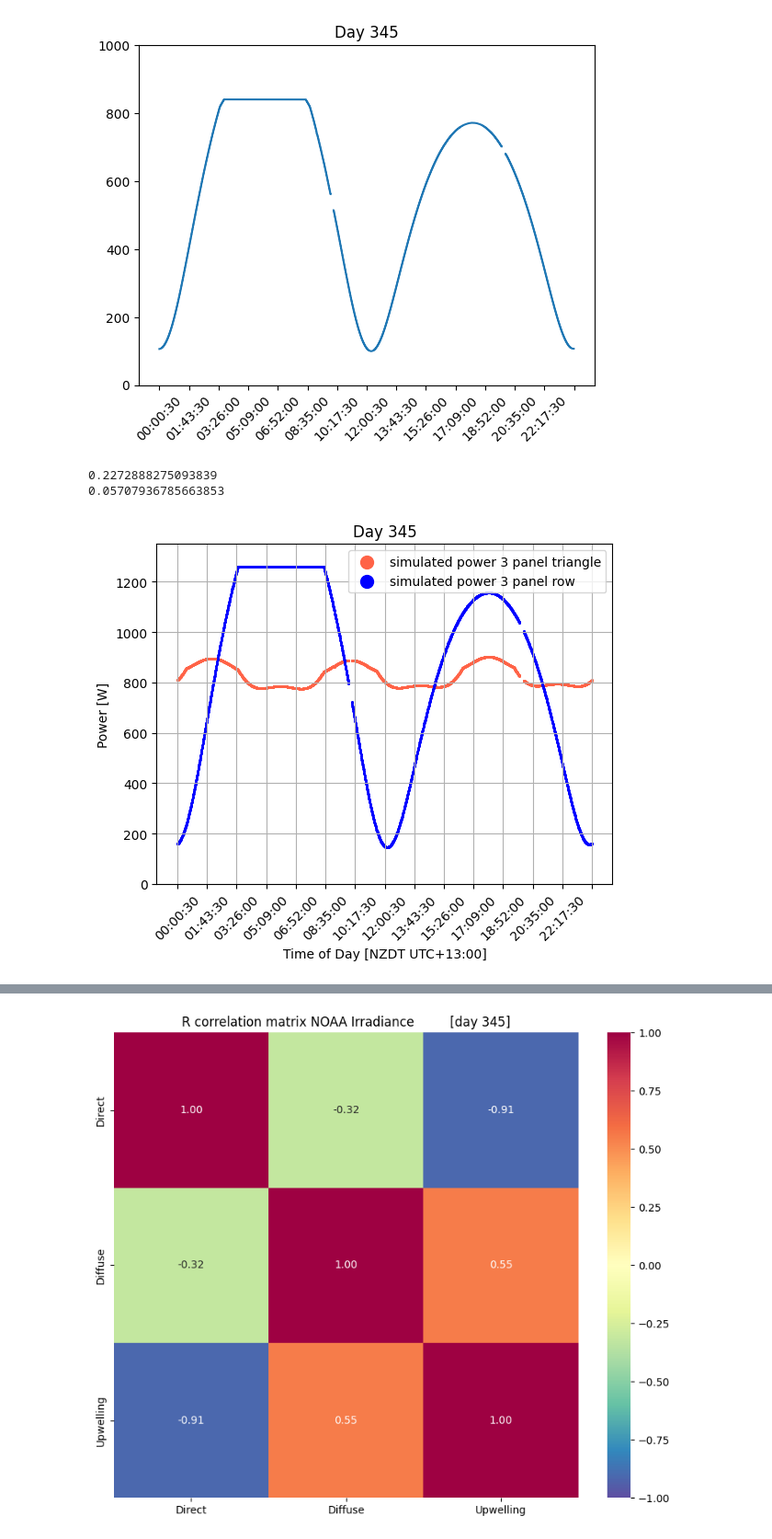
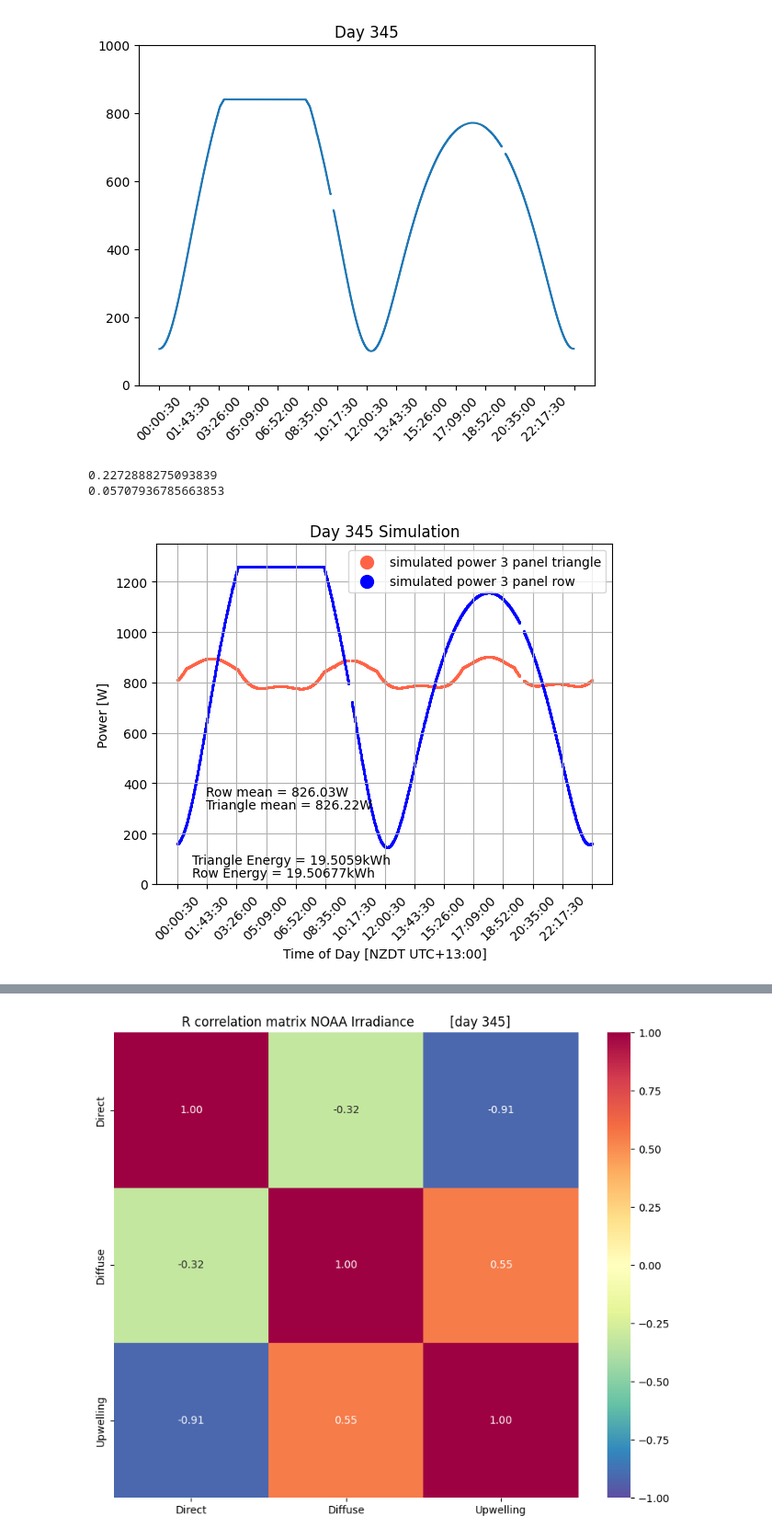
Before and after one commit to Manish-Khanalv1/South-Pole-Data, a Jupyter notebook: Analysis/Model/PowerDataModel.ipynb, the cells around one changed output, grey strips where cells are left out. Shown at 92% size. Saved outputs shown, nothing was run; the diff lists cells and outputs as text; code cells hidden in the pictures.

```diff
--- a/Analysis/Model/PowerDataModel.ipynb
+++ b/Analysis/Model/PowerDataModel.ipynb
@@ -168,7 +170,7 @@ def Import_Panel_Data(year, day):
     return power_101, power_103, time_101, time_103
 # %%
 year = 25
-day  = 345
+day  = '345'
 
 Direct_Irradiance, Diffuse_Irradiance, Upwelling_Irradiance, NOAA_time = Import_NOAA_Data(year,day)
 power_101_og, power_103_og, __, __ = Import_Panel_Data(year, day)
@@ -189,6 +191,7 @@ if len(power_101_og) <= 2880:
     for i in np.arange(0,difference,1):
         power_101 = np.append(power_101, np.nan)
 print(len(power_101))
+print(Direct_Irradiance)
 # %% [output]
 https://gml.noaa.gov/aftp/data/radiation/baseline/spo/2025/spo25344.dat
 https://gml.noaa.gov/aftp/data/radiation/baseline/spo/2025/spo25345.dat
@@ -813,66 +828,89 @@ simulation_101_3 = np.repeat(model(np.linspace(0,1440,1440), Direct_Irradiance,
 
 simulation_101_Triangle = simulation_101_1 + simulation_101_2 + simulation_101_3
 ax1.scatter(time_101, simulation_101_Triangle, color = 'tomato', s = 1, label = 'simulated power 3 panel triangle')
+simulation_101_Row = simulation_101_1*3
 ax1.scatter(time_101, simulation_101_1*3, color = 'blue', s = 1, label = 'simulated power 3 panel row')
 
 # ax1.scatter(time_101, simulation_101_1, color = 'tomato', s = 1, label = 'simulated Power_101')
 # ax1.scatter(time_101, simulation_101_2, color = 'tomato', s = 1, label = 'simulated Power_101')
 # ax1.scatter(time_101, simulation_101_3, color = 'tomato', s = 1, label = 'simulated Power_101')
 
 # ax1.text(840-50,200+40-170,f'Angle = {np.round(angle,2)}', fontsize = 12)
 # ax1.text(840-50,260-40-170,f'Direct Efficiency = {np.round(eff_direct, 2)}', fontsize = 12)
 # ax1.text(840-50,240-40-170,f'Isotropi Efficiency = {np.round(eff_diffuse, 2)}', fontsize = 12)
 # ax1.text(840-50,220-40-170,f'Sharpness = {np.round(sharpness, 2)}', fontsize = 12)
 ax1.legend(markerscale = 10)
 ax1.set_ylim(0,450*3)
 ax1.set_xticks(np.linspace(0, len(time_101), 15))
-ax1.set_title(f'Day {day}')
+ax1.set_title(f'Day {day} Simulation')
 ax1.tick_params(axis='x', labelrotation=45)
 ax1.grid('on')
+
+# calculate the integrated power (energy) of each array design:
+
+Integrated_Simulation_101_Triangle = trapezoid(np.nan_to_num(simulation_101_Triangle,nan = 0),dx=30)
+Integrated_Simulation_101_Triangle_kWh = Integrated_Simulation_101_Triangle/(1000*60**2)
+# print(f'Integrated_Simulation_101_Triangle_kwh = {Integrated_Simulation_101_Triangle_kwh}')
+plt.text(100, 80, f'Triangle Energy = {np.round(Integrated_Simulation_101_Triangle_kWh,5)}kWh')
+
+Integrated_Simulation_101_Row = trapezoid(np.nan_to_num(simulation_101_Row,nan = 0),dx=30)
+Integrated_Simulation_101_Row_kWh = Integrated_Simulation_101_Row/(1000*60**2)
+# print(f'Integrated_Simulation_101_Triangle_kwh = {Integrated_Simulation_101_Triangle_kwh}')
+plt.text(100, 30, f'Row Energy = {np.round(Integrated_Simulation_101_Row_kWh,5)}kWh')
+
+# Calculate the mean power output:
+simulation_triangle_mean = np.nanmean(simulation_101_Triangle)
+simulation_row_mean = np.nanmean(simulation_101_Row)
+
+plt.text(200, 300, f'Triangle mean = {np.round(simulation_triangle_mean,2)}W')
+
+plt.text(200, 350, f'Row mean = {np.round(simulation_row_mean,2)}W')
+
+
 plt.show()
 
 
 
 
-fig, ax1 = plt.subplots()
-ax1.set_xlabel('Time of Day [NZDT UTC+13:00]')
-ax1.set_ylabel('Power [W]')
+# fig, ax1 = plt.subplots()
+# ax1.set_xlabel('Time of Day [NZDT UTC+13:00]')
+# ax1.set_ylabel('Power [W]')
 
-# Simulate Triangle
+# # Simulate Triangle
 
-angle_1 = 0
-angle_2 = 120
-angle_3 = 240
-simulation_101_1 = np.repeat(model(np.linspace(0,1440,1440), Direct_Irradiance, Diffuse_Irradiance, Upwelling_Irradiance, [eff_direct, eff_isotropic], sharpness, angle_1),2)
-simulation_101_2 = np.repeat(model(np.linspace(0,1440,1440), Direct_Irradiance, Diffuse_Irradiance, Upwelling_Irradiance, [eff_direct, eff_isotropic], sharpness, angle_2),2)
-simulation_101_3 = np.repeat(model(np.linspace(0,1440,1440), Direct_Irradiance, Diffuse_Irradiance, Upwelling_Irradiance, [eff_direct, eff_isotropic], sharpness, angle_3),2)
+# angle_1 = 0
+# angle_2 = 120
+# angle_3 = 240
+# simulation_101_1 = np.repeat(model(np.linspace(0,1440,1440), Direct_Irradiance, Diffuse_Irradiance, Upwelling_Irradiance, [eff_direct, eff_isotropic], sharpness, angle_1),2)
+# simulation_101_2 = np.repeat(model(np.linspace(0,1440,1440), Direct_Irradiance, Diffuse_Irradiance, Upwelling_Irradiance, [eff_direct, eff_isotropic], sharpness, angle_2),2)
+# simulation_101_3 = np.repeat(model(np.linspace(0,1440,1440), Direct_Irradiance, Diffuse_Irradiance, Upwelling_Irradiance, [eff_direct, eff_isotropic], sharpness, angle_3),2)
 
-simulation_101_Triangle = simulation_101_1 + simulation_101_2 + simulation_101_3
-ax1.scatter(time_101, simulation_101_Triangle, color = 'tomato', s = 1, label = 'simulated power 3 panel triangle normalized')
+# simulation_101_Triangle = simulation_101_1 + simulation_101_2 + simulation_101_3
+# ax1.scatter(time_101, simulation_101_Triangle, color = 'tomato', s = 1, label = 'simulated power 3 panel triangle normalized')
 
-# Simulate orthognal
-angle_1 = 0
-angle_2 = 90
-simulation_101_1 = np.repeat(model(np.linspace(0,1440,1440), Direct_Irradiance, Diffuse_Irradiance, Upwelling_Irradiance, [eff_direct, eff_isotropic], sharpness, angle_1),2)
-simulation_101_2 = np.repeat(model(np.linspace(0,1440,1440), Direct_Irradiance, Diffuse_Irradiance, Upwelling_Irradiance, [eff_direct, eff_isotropic], sharpness, angle_2),2)
-simulation_101_Orthogonal = simulation_101_1 + simulation_101_2
-ax1.scatter(time_101, simulation_101_Orthogonal, color = 'blue', s = 1, label = 'simulated power 3 panel orthogonal normalized')
-# ax1.scatter(time_101, simulation_101_1, color = 'tomato', s = 1, label = 'simulated Power_101')
-# ax1.scatter(time_101, simulation_101_2, color = 'tomato', s = 1, label = 'simulated Power_101')
-# ax1.scatter(time_101, simulation_101_3, color = 'tomato', s = 1, label = 'simulated Power_101')
+# # Simulate orthognal
+# angle_1 = 0
+# angle_2 = 90
+# simulation_101_1 = np.repeat(model(np.linspace(0,1440,1440), Direct_Irradiance, Diffuse_Irradiance, Upwelling_Irradiance, [eff_direct, eff_isotropic], sharpness, angle_1),2)
+# simulation_101_2 = np.repeat(model(np.linspace(0,1440,1440), Direct_Irradiance, Diffuse_Irradiance, Upwelling_Irradiance, [eff_direct, eff_isotropic], sharpness, angle_2),2)
+# simulation_101_Orthogonal = simulation_101_1 + simulation_101_2
+# ax1.scatter(time_101, simulation_101_Orthogonal, color = 'blue', s = 1, label = 'simulated power 3 panel orthogonal normalized')
+# # ax1.scatter(time_101, simulation_101_1, color = 'tomato', s = 1, label = 'simulated Power_101')
+# # ax1.scatter(time_101, simulation_101_2, color = 'tomato', s = 1, label = 'simulated Power_101')
+# # ax1.scatter(time_101, simulation_101_3, color = 'tomato', s = 1, label = 'simulated Power_101')
 
-# ax1.text(840-50,200+40-170,f'Angle = {np.round(angle,2)}', fontsize = 12)
-# ax1.text(840-50,260-40-170,f'Direct Efficiency = {np.round(eff_direct, 2)}', fontsize = 12)
-# ax1.text(840-50,240-40-170,f'Isotropi Efficiency = {np.round(eff_diffuse, 2)}', fontsize = 12)
-# ax1.text(840-50,220-40-170,f'Sharpness = {np.round(sharpness, 2)}', fontsize = 12)
-ax1.legend(markerscale = 10)
-ax1.set_ylim(0,450*3)
-ax1.set_xticks(np.linspace(0, len(time_101), 15))
-ax1.set_title(f'Day {day}')
-ax1.tick_params(axis='x', labelrotation=45)
-ax1.grid('on')
-plt.show()
+# # ax1.text(840-50,200+40-170,f'Angle = {np.round(angle,2)}', fontsize = 12)
+# # ax1.text(840-50,260-40-170,f'Direct Efficiency = {np.round(eff_direct, 2)}', fontsize = 12)
+# # ax1.text(840-50,240-40-170,f'Isotropi Efficiency = {np.round(eff_diffuse, 2)}', fontsize = 12)
+# # ax1.text(840-50,220-40-170,f'Sharpness = {np.round(sharpness, 2)}', fontsize = 12)
+# ax1.legend(markerscale = 10)
+# ax1.set_ylim(0,450*3)
+# ax1.set_xticks(np.linspace(0, len(time_101), 15))
+# ax1.set_title(f'Day {day}')
+# ax1.tick_params(axis='x', labelrotation=45)
+# ax1.grid('on')
+# plt.show()
 # %% [output]
 0.2272888275093839
 0.05707936785663853
-[figure, old version]
+[figure, new version]
```
Also changed, not shown: parts of 6 cells of this notebook, 1 other file.
